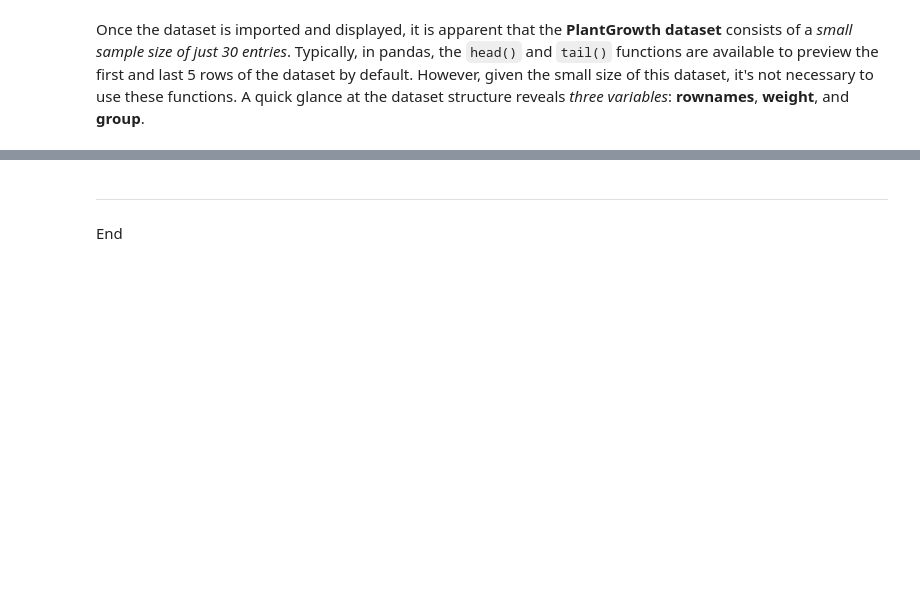
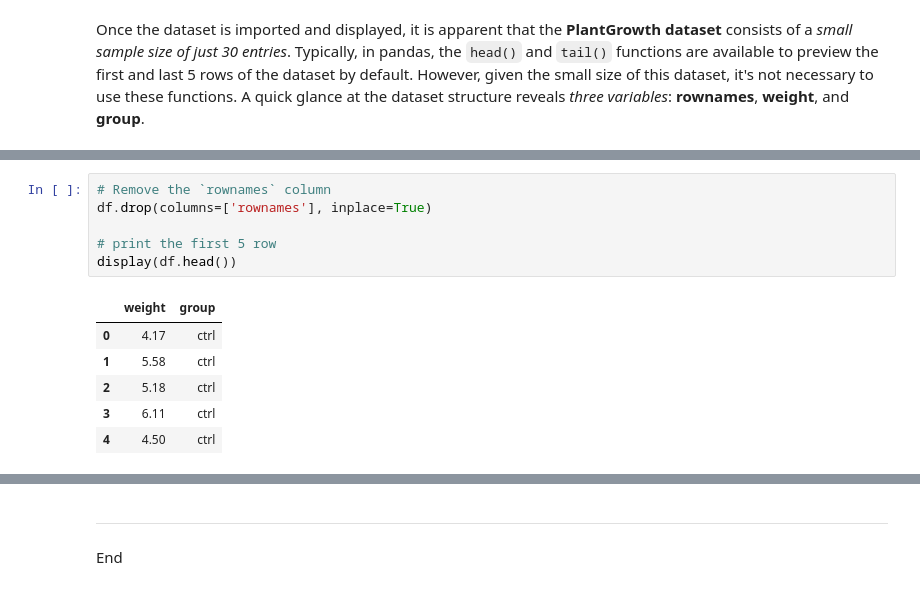
Before and after one commit to C-3sc0/applied_statistics, a Jupyter notebook: project.ipynb, the cells around one changed output, grey strips where cells are left out. Drawn from its saved outputs; the diff is of its cells as text; blank space fills up the shorter version.

```diff
--- a/project.ipynb
+++ b/project.ipynb
@@ -64,0 +134,13 @@ Once the dataset is imported and displayed, it is apparent that the **PlantGrowt
+# %%
+# Remove the `rownames` column
+df.drop(columns=['rownames'], inplace=True)
+
+# print the first 5 row
+display(df.head())
+# %% [output]
+|  | weight | group |
+| 0 | 4.17 | ctrl |
+| 1 | 5.58 | ctrl |
+| 2 | 5.18 | ctrl |
+| 3 | 6.11 | ctrl |
+| 4 | 4.50 | ctrl |
```
Also changed, not shown: parts of 23 cells of this notebook.
